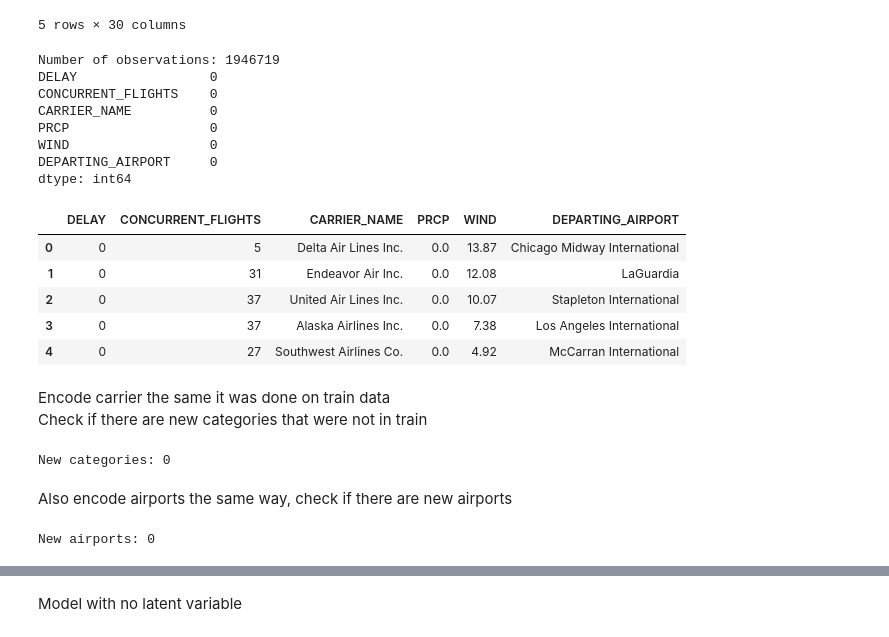
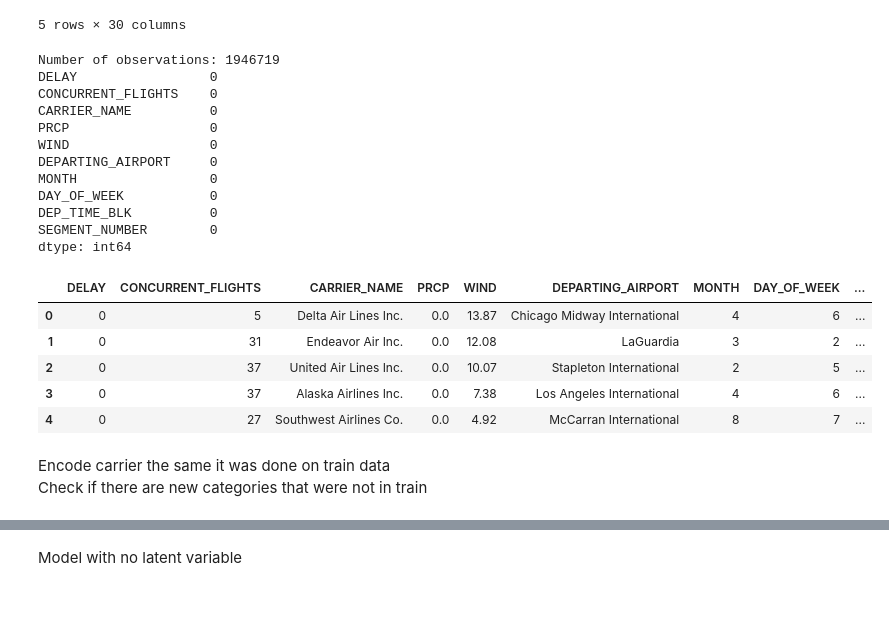
Before and after one commit to mariatmvendas/mbml_project, a Jupyter notebook: model.ipynb, the cells around one changed output, grey strips where cells are left out. Saved outputs shown, nothing was run; the diff lists cells and outputs as text; code cells hidden in the pictures; blank space fills up the shorter version.

```diff
--- a/model.ipynb
+++ b/model.ipynb
@@ -189,40 +269,33 @@ df_test_f.head()
 | 4 | 8 | 7 | 0 | 0900-0959 | 1 | 2 | 27 | ... |
 5 rows × 30 columns
 # %%
-df_test = df_test_f[["DEP_DEL15", "CONCURRENT_FLIGHTS", "CARRIER_NAME", "PRCP", "AWND", "DEPARTING_AIRPORT"]]
+df_test = df_test_f[["DEP_DEL15", "CONCURRENT_FLIGHTS", "CARRIER_NAME", "PRCP", "AWND", "DEPARTING_AIRPORT", "MONTH", "DAY_OF_WEEK", "DEP_TIME_BLK", "SEGMENT_NUMBER"]]
 df_test = df_test.rename(columns={"DEP_DEL15": "DELAY", "AWND":"WIND"})
 
 df_test.to_csv("data/test_filter.csv", index=False)
 
 print(f"Number of observations: {len(df_test)}")
 print(df_test.isna().sum())
 df_test.head()
 # %% [output]
 Number of observations: 1946719
 DELAY                 0
 CONCURRENT_FLIGHTS    0
 CARRIER_NAME          0
 PRCP                  0
 WIND                  0
 DEPARTING_AIRPORT     0
+MONTH                 0
+DAY_OF_WEEK           0
+DEP_TIME_BLK          0
+SEGMENT_NUMBER        0
 dtype: int64
-|  | DELAY | CONCURRENT_FLIGHTS | CARRIER_NAME | PRCP | WIND | DEPARTING_AIRPORT |
-| 0 | 0 | 5 | Delta Air Lines Inc. | 0.0 | 13.87 | Chicago Midway International |
-| 1 | 0 | 31 | Endeavor Air Inc. | 0.0 | 12.08 | LaGuardia |
-| 2 | 0 | 37 | United Air Lines Inc. | 0.0 | 10.07 | Stapleton International |
-| 3 | 0 | 37 | Alaska Airlines Inc. | 0.0 | 7.38 | Los Angeles International |
-| 4 | 0 | 27 | Southwest Airlines Co. | 0.0 | 4.92 | McCarran International |
+|  | DELAY | CONCURRENT_FLIGHTS | CARRIER_NAME | PRCP | WIND | DEPARTING_AIRPORT | MONTH | DAY_OF_WEEK | ... |
+| 0 | 0 | 5 | Delta Air Lines Inc. | 0.0 | 13.87 | Chicago Midway International | 4 | 6 | ... |
+| 1 | 0 | 31 | Endeavor Air Inc. | 0.0 | 12.08 | LaGuardia | 3 | 2 | ... |
+| 2 | 0 | 37 | United Air Lines Inc. | 0.0 | 10.07 | Stapleton International | 2 | 5 | ... |
+| 3 | 0 | 37 | Alaska Airlines Inc. | 0.0 | 7.38 | Los Angeles International | 4 | 6 | ... |
+| 4 | 0 | 27 | Southwest Airlines Co. | 0.0 | 4.92 | McCarran International | 8 | 7 | ... |
 # %% [markdown]
 Encode carrier the same it was done on train data <br>
 Check if there are new categories that were not in train
-# %%
-df_test["CARRIER_ENC"] = pd.Categorical(df_test["CARRIER_NAME"], categories=carrier_categories).codes
-print(f"New categories: {(df_test["CARRIER_ENC"] == -1).sum()}")
-# %% [output]
-New categories: 0
-# %% [markdown]
-Also encode airports the same way, check if there are new airports
-# %%
-print(f"New airports: {len(df_test[~df_test["DEPARTING_AIRPORT"].isin(airport_mean.index)])}")
-# %% [output]
-New airports: 0
```
Also changed, not shown: parts of 86 cells of this notebook.
